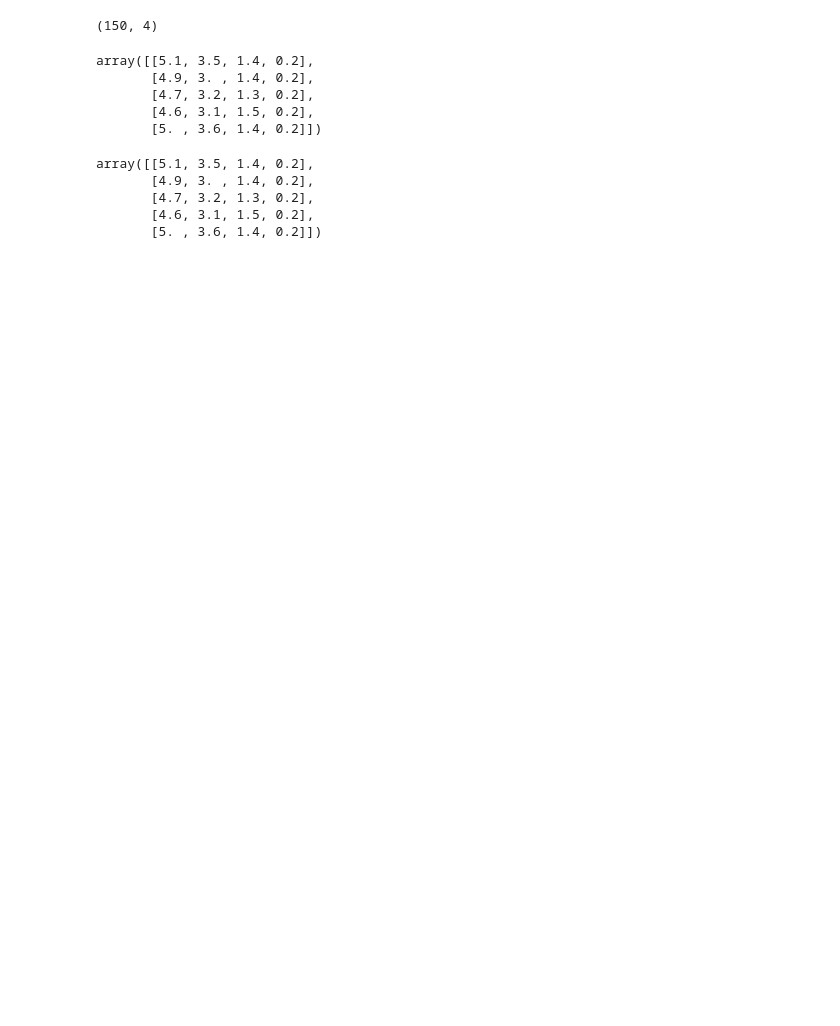
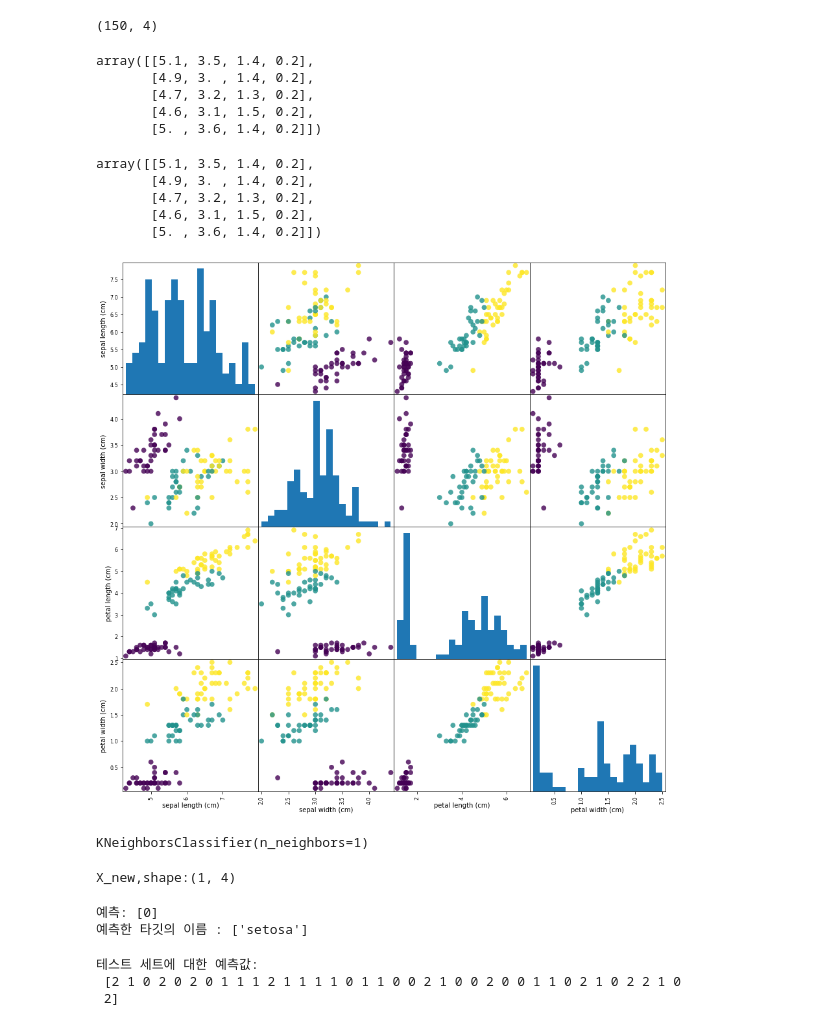
Before and after one commit to seok-jin/coding_study, a Jupyter notebook: ML_data_analysis_python/2020_03_02.ipynb, the cells around one changed output. Saved outputs shown, nothing was run; the diff lists cells and outputs as text; code cells hidden in the pictures; blank space fills up the shorter version.

```diff
--- a/ML_data_analysis_python/2020_03_02.ipynb
+++ b/ML_data_analysis_python/2020_03_02.ipynb
@@ -22,0 +25,14 @@ array([[5.1, 3.5, 1.4, 0.2],
+# %%
+X_train, X_test, y_train, y_test = train_test_split(
+    iris_dataset['data'], iris_dataset['target'], random_state=0)
+# %%
+import pandas as pd
+import numpy as np
+import matplotlib.pyplot as plt
+from scipy import sparse
+iris_dataframe = pd.DataFrame(X_train, columns=iris_dataset.feature_names)
+# %%
+pd.plotting.scatter_matrix(iris_dataframe, c=y_train, figsize=(15,15), marker='o',hist_kwds={'bins':20}, s=60, alpha=.8)
+plt.show()
+# %% [output]
+[figure, added]
@@ -22,0 +42,23 @@ array([[5.1, 3.5, 1.4, 0.2],
+# %%
+knn.fit(X_train,y_train)
+# %% [output]
+KNeighborsClassifier(n_neighbors=1)
+# %%
+X_new = np.array([[5,2.9,1,0.2]])
+print('X_new,shape:{}'.format(X_new.shape))
+# %% [output]
+X_new,shape:(1, 4)
+# %%
+prediction = knn.predict(X_new)
+print('예측: {}'.format(prediction))
+print('예측한 타깃의 이름 : {}'.format(iris_dataset['target_names'][prediction]))
+# %% [output]
+예측: [0]
+예측한 타깃의 이름 : ['setosa']
+# %%
+y_pred = knn.predict(X_test)
+print('테스트 세트에 대한 예측값: \n {}'.format(y_pred))
+# %% [output]
+테스트 세트에 대한 예측값:
+ [2 1 0 2 0 2 0 1 1 1 2 1 1 1 1 0 1 1 0 0 2 1 0 0 2 0 0 1 1 0 2 1 0 2 2 1 0
+ 2]
```
Also changed, not shown: parts of 3 cells of this notebook.
